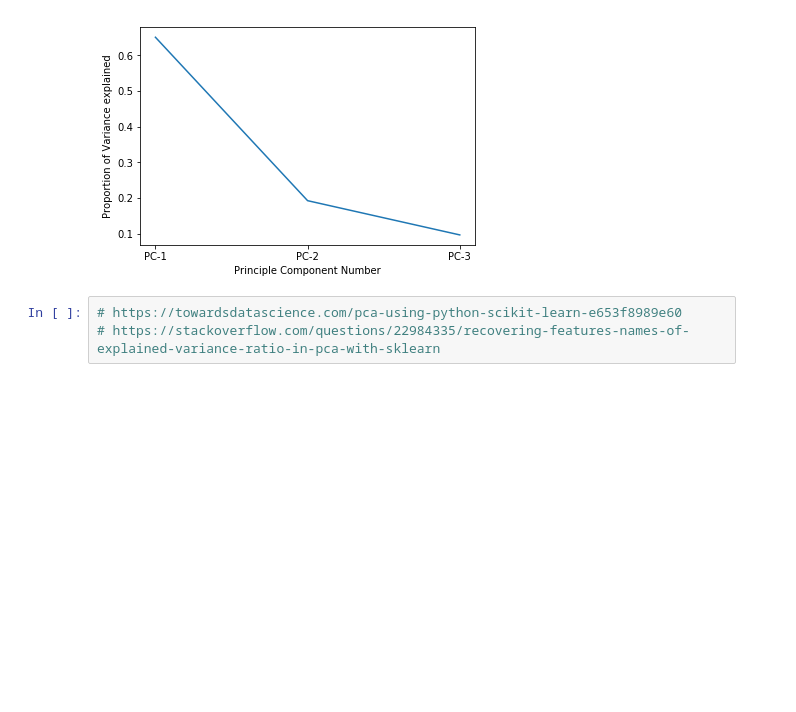
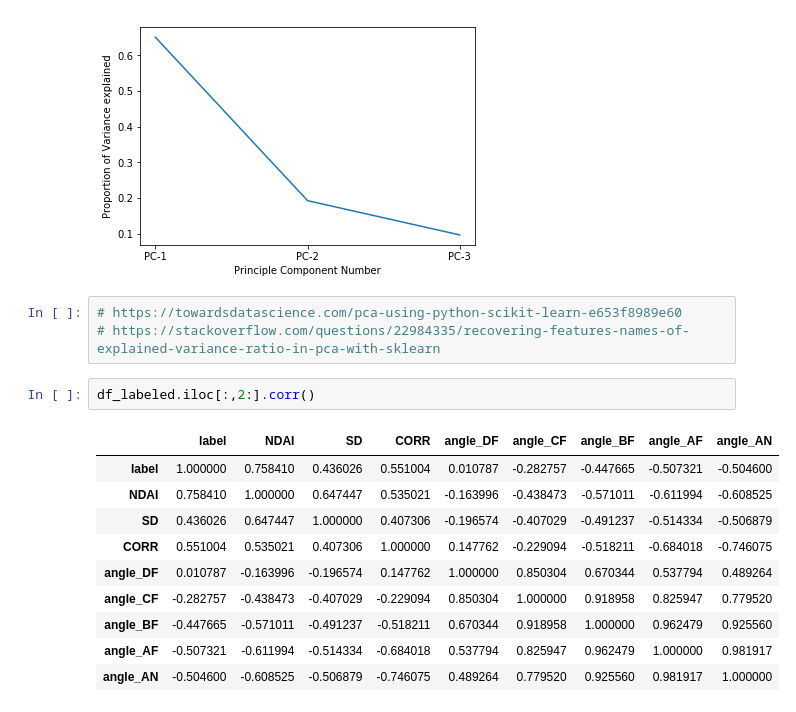
Before and after one commit to junf97/stat154-project2, a Jupyter notebook: code/pca.ipynb, the cells around one changed output. Cells and saved outputs as stored; diff of their text form; blank space fills up the shorter version.

```diff
--- a/code/pca.ipynb
+++ b/code/pca.ipynb
@@ -65,3 +69,16 @@ plt.xticks(range(1,4), ['PC-1','PC-2','PC-3']);
 # %%
 # https://towardsdatascience.com/pca-using-python-scikit-learn-e653f8989e60
 # https://stackoverflow.com/questions/22984335/recovering-features-names-of-explained-variance-ratio-in-pca-with-sklearn
+# %%
+df_labeled.iloc[:,2:].corr()
+# %% [output]
+|  | label | NDAI | SD | CORR | angle_DF | angle_CF | angle_BF | angle_AF | angle_AN |
+| label | 1.000000 | 0.758410 | 0.436026 | 0.551004 | 0.010787 | -0.282757 | -0.447665 | -0.507321 | -0.504600 |
+| NDAI | 0.758410 | 1.000000 | 0.647447 | 0.535021 | -0.163996 | -0.438473 | -0.571011 | -0.611994 | -0.608525 |
+| SD | 0.436026 | 0.647447 | 1.000000 | 0.407306 | -0.196574 | -0.407029 | -0.491237 | -0.514334 | -0.506879 |
+| CORR | 0.551004 | 0.535021 | 0.407306 | 1.000000 | 0.147762 | -0.229094 | -0.518211 | -0.684018 | -0.746075 |
+| angle_DF | 0.010787 | -0.163996 | -0.196574 | 0.147762 | 1.000000 | 0.850304 | 0.670344 | 0.537794 | 0.489264 |
+| angle_CF | -0.282757 | -0.438473 | -0.407029 | -0.229094 | 0.850304 | 1.000000 | 0.918958 | 0.825947 | 0.779520 |
+| angle_BF | -0.447665 | -0.571011 | -0.491237 | -0.518211 | 0.670344 | 0.918958 | 1.000000 | 0.962479 | 0.925560 |
+| angle_AF | -0.507321 | -0.611994 | -0.514334 | -0.684018 | 0.537794 | 0.825947 | 0.962479 | 1.000000 | 0.981917 |
+| angle_AN | -0.504600 | -0.608525 | -0.506879 | -0.746075 | 0.489264 | 0.779520 | 0.925560 | 0.981917 | 1.000000 |
```
Also changed, not shown: parts of 1 cell of this notebook, 1 other file.
